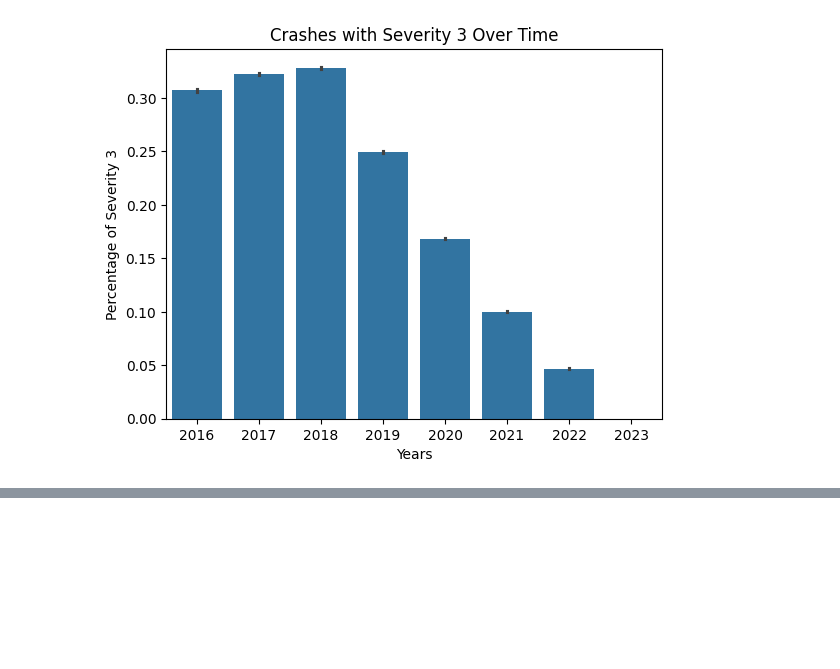
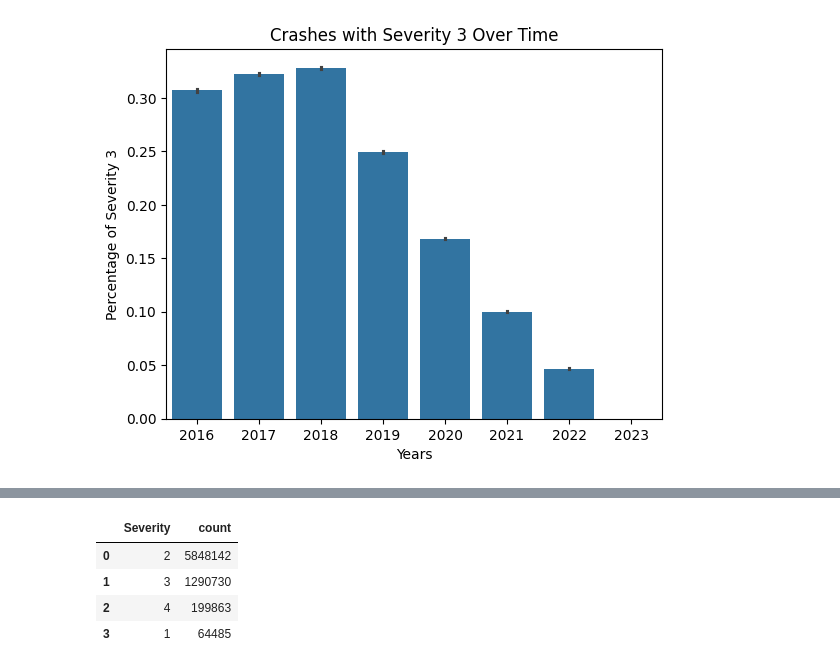
Before and after one commit to Kestrel86/US_AccidentModel, a Jupyter notebook: US_Accidents_EDA.ipynb, the cells around one changed output, grey strips where cells are left out. Cells and saved outputs as stored; diff of their text form; code cells hidden in the pictures; blank space fills up the shorter version.

```diff
--- a/US_Accidents_EDA.ipynb
+++ b/US_Accidents_EDA.ipynb
@@ -453,0 +453,9 @@ plt.show()
+# %%
+severityCount = df['Severity'].value_counts().reset_index()
+severityCount
+# %% [output]
+|  | Severity | count |
+| 0 | 2 | 5848142 |
+| 1 | 3 | 1290730 |
+| 2 | 4 | 199863 |
+| 3 | 1 | 64485 |
```
Also changed, not shown: parts of 26 cells of this notebook, 1 other file.
